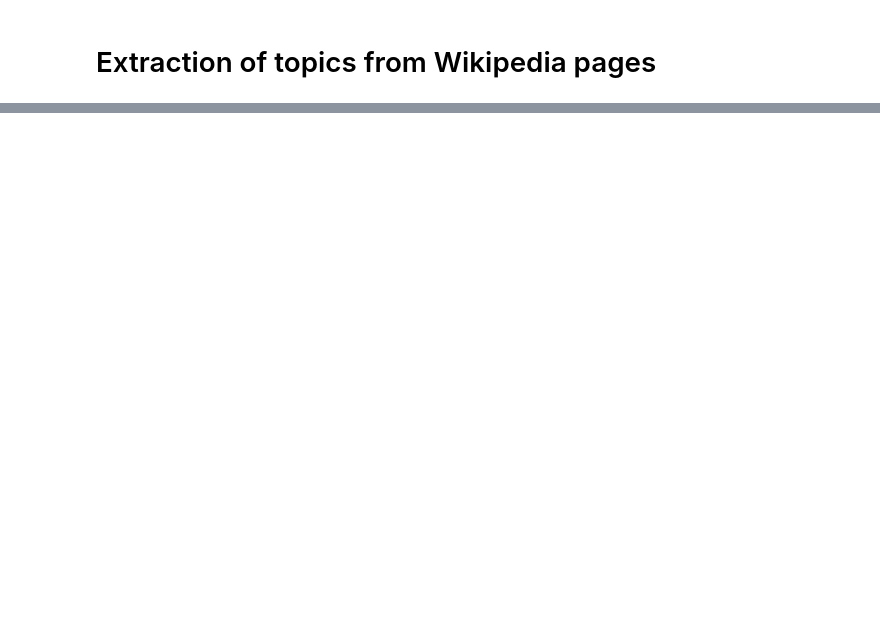
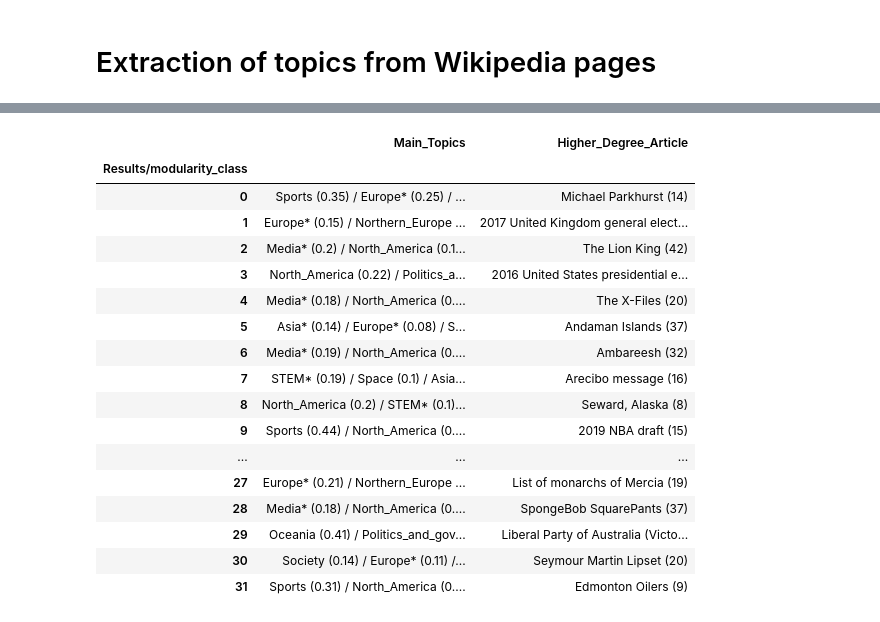
Before and after one commit to etiennechlt/Wikipedia, a Jupyter notebook: Python/Topics_exctraction.ipynb, the cells around one changed output, grey strips where cells are left out. Saved outputs shown, nothing was run; the diff lists cells and outputs as text; code cells hidden in the pictures; blank space fills up the shorter version.

```diff
--- a/Python/Topics_exctraction.ipynb
+++ b/Python/Topics_exctraction.ipynb
@@ -317,88 +167,75 @@ changed_modularity
 # %%
-import numpy as np
-import networkx as nx
-import requests
-import pandas as pd
-import csv
-import matplotlib.pyplot as plt
-
 
 
 
 def string_separator(df):
     for index, row in df.iterrows():
-        topic_str = row['topic']
+        topic_str = row['Topic']
         topic_list = topic_str.split('.')
-        df.loc[df['topic'] == topic_str, 'subtopic'] = topic_list[-1]
+        df.loc[df['Topic'] == topic_str, 'Subtopic'] = topic_list[-1]
+
+
+
+dataFrame = pd.read_csv('Results/Match_topic_API.csv', index_col = 'Unnamed: 0')
 
 
 
 
 
-dataFrame = pd.read_csv('page_cluster.csv')
-dataFrame.drop(columns = ['Unnamed: 0.1', 'Unnamed: 0'], inplace = True )
+# Creating and returning new DataFrame 'modularity_df' for represetating clusters topics
+def find_main_topics_clusters(cluster_name, dataFrame):
 
 
+    modularity_df = pd.DataFrame({'Main_Topics':[], 'Higher_Degree_Article':[]})
 
+    # Deleting 'Biography' because it's overrepresented and not
+    dataFrame_without_biography = dataFrame.loc[dataFrame['Topic'] != 'Culture.Biography.Biography*']
 
-
-
-
-
-
-
-def find_main_topics_clusters(cluster_name, dataFrame, modularity_df):
-
-    dataFrame_without_biography = dataFrame.loc[dataFrame['topic'] != 'Culture.Biography.Biography*']
-
-    topic_group = ((dataFrame_without_biography.groupby(['topic', cluster_name]))).count()
+    topic_group = ((dataFrame_without_biography.groupby(['Topic', cluster_name]))).count()
 
 
     total_cluster = ((dataFrame_without_biography.groupby([cluster_name]))).count()
     total_cluster = total_cluster['Qid'].to_frame()
-    total_cluster.rename(columns={'Qid':'total'}, inplace=True)
+    total_cluster.rename(columns={'Qid':'Total'}, inplace=True)
 
-    topic_group = topic_group['Qid'].to_frame().reset_index('topic')
-    topic_group.rename(columns={'Qid':'count'}, inplace=True)
-    topic_group.sort_values(by = [cluster_name, 'count'], inplace=True, ascending = [True, False])
+    topic_group = topic_group['Qid'].to_frame().reset_index('Topic')
+    topic_group.rename(columns={'Qid':'Count'}, inplace=True)
+    topic_group.sort_values(by = [cluster_name, 'Count'], inplace=True, ascending = [True, False])
 
-    topic_group['total'] = total_cluster['total']
-    topic_group['ratio'] = topic_group['count'] / topic_group['total']
-    topic_group['subtopic'] = ''
+    topic_group['Total'] = total_cluster['Total']
+    topic_group['Ratio'] = topic_group['Count'] / topic_group['Total']
+    topic_group['Subtopic'] = ''
     string_separator(topic_group)
 
 
-#    topic_group = topic_group.loc[ (topic_group['total'] > 0) & (topic_group['ratio'] > 0.05) ]
 
-    nb_topic = dataFrame[cluster_name].max() + 1
+    nb_topic = int( dataFrame[cluster_name].max() ) + 1
+
     for i in range(nb_topic):
-        str_main_topics = topic_group.loc[i, 'subtopic'].values[0] + ' (' + str((topic_group.loc[i, 'ratio'].values[0]).round(decimals=2)) + ') '
-        str_main_topics += '/ ' + topic_group.loc[i, 'subtopic'].values[1] + ' (' + str((topic_group.loc[i, 'ratio'].values[1]).round(decimals=2)) + ') '
-        str_main_topics += '/ ' + topic_group.loc[i, 'subtopic'].values[2] + ' (' + str((topic_group.loc[i, 'ratio'].values[2]).round(decimals=2)) + ') '
-        dataFrame.loc[dataFrame[cluster_name] == i, (cluster_name+'_topic')] = str_main_topics
+        str_main_topics = topic_group.loc[i, 'Subtopic'].values[0] + ' (' + str((topic_group.loc[i, 'Ratio'].values[0]).round(decimals=2)) + ') '
+        str_main_topics += '/ ' + topic_group.loc[i, 'Subtopic'].values[1] + ' (' + str((topic_group.loc[i, 'Ratio'].values[1]).round(decimals=2)) + ') '
+        str_main_topics += '/ ' + topic_group.loc[i, 'Subtopic'].values[2] + ' (' + str((topic_group.loc[i, 'Ratio'].values[2]).round(decimals=2)) + ') '
+        dataFrame.loc[dataFrame[cluster_name] == i, (cluster_name+'_Topic')] = str_main_topics
 
-        page_id_max_degree = dataFrame.loc[dataFrame[cluster_name] == i, 'degree'].idxmax()
-        str_degree = dataFrame.loc[page_id_max_degree, 'page_title'] + ' (' + str(int(dataFrame.loc[page_id_max_degree, 'degree'])) + ')'
+        page_id_max_degree = dataFrame.loc[dataFrame[cluster_name] == i, 'Degree'].idxmax()
+        str_degree = dataFrame.loc[page_id_max_degree, 'Label'] + ' (' + str(int(dataFrame.loc[page_id_max_degree, 'Degree'])) + ')'
 
-        mod = {'main_topics':str_main_topics, 'higher_degree_article':str_degree}
+        mod = {'Main_Topics':str_main_topics, 'Higher_Degree_Article':str_degree}
         modularity_df = modularity_df.append(mod, ignore_index=True)
 
     return modularity_df
 cluster_name = 'modularity_class'
 
-modularity_df = pd.DataFrame({'main_topics':[], 'higher_degree_article':[]})
 
 
-# dataFrame.loc[dataFrame[cluster_name] == 5, 'degree'].idxmax()
-# dataFrame.loc[228]
+modularity_df = find_main_topics_clusters(cluster_name, dataFrame)
 
-modularity_df = find_main_topics_clusters(cluster_name, dataFrame, modularity_df)
-# cluster_name = 'cluster'
-# find_main_topics_clusters(cluster_name, dataFrame)
 
-modularity_df.index.rename('modularity_class', inplace = True)
+modularity_df.index.rename('Results/modularity_class', inplace = True)
 
-modularity_df.to_csv('modularity_topics.csv', encoding='utf-8')
+modularity_df.to_csv('Results/modularity_topics.csv', encoding='utf-8')
+
+display(dataFrame)
 
 modularity_df
 # %% [output]
@@ -422,0 +255,18 @@ modularity_df
+|  | Main_Topics | Higher_Degree_Article |
+| Results/modularity_class |  |  |
+| 0 | Sports (0.35) / Europe* (0.25) / ... | Michael Parkhurst (14) |
+| 1 | Europe* (0.15) / Northern_Europe ... | 2017 United Kingdom general elect... |
+| 2 | Media* (0.2) / North_America (0.1... | The Lion King (42) |
+| 3 | North_America (0.22) / Politics_a... | 2016 United States presidential e... |
+| 4 | Media* (0.18) / North_America (0.... | The X-Files (20) |
+| 5 | Asia* (0.14) / Europe* (0.08) / S... | Andaman Islands (37) |
+| 6 | Media* (0.19) / North_America (0.... | Ambareesh (32) |
+| 7 | STEM* (0.19) / Space (0.1) / Asia... | Arecibo message (16) |
+| 8 | North_America (0.2) / STEM* (0.1)... | Seward, Alaska (8) |
+| 9 | Sports (0.44) / North_America (0.... | 2019 NBA draft (15) |
+| ... | ... | ... |
+| 27 | Europe* (0.21) / Northern_Europe ... | List of monarchs of Mercia (19) |
+| 28 | Media* (0.18) / North_America (0.... | SpongeBob SquarePants (37) |
+| 29 | Oceania (0.41) / Politics_and_gov... | Liberal Party of Australia (Victo... |
+| 30 | Society (0.14) / Europe* (0.11) /... | Seymour Martin Lipset (20) |
+| 31 | Sports (0.31) / North_America (0.... | Edmonton Oilers (9) |
```
Also changed, not shown: parts of 10 cells of this notebook, 20 other files.
